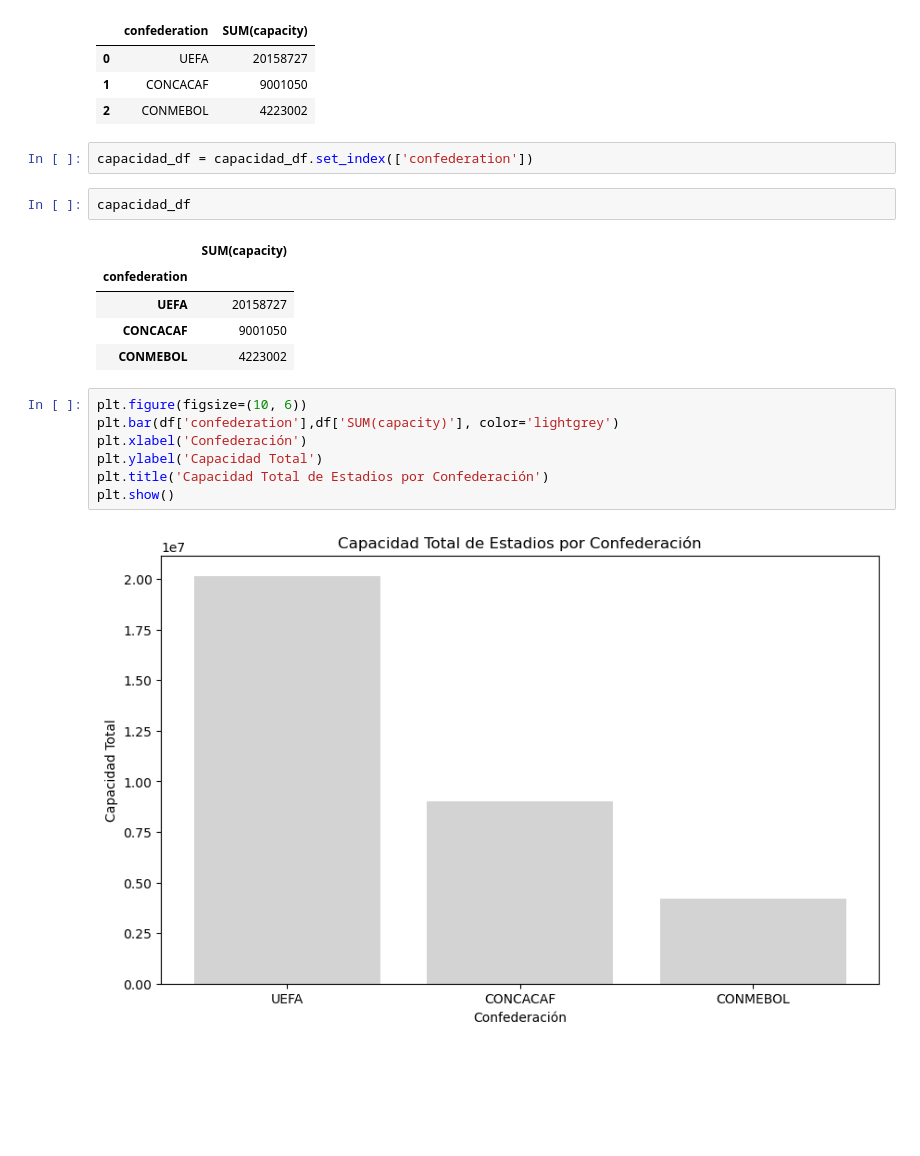
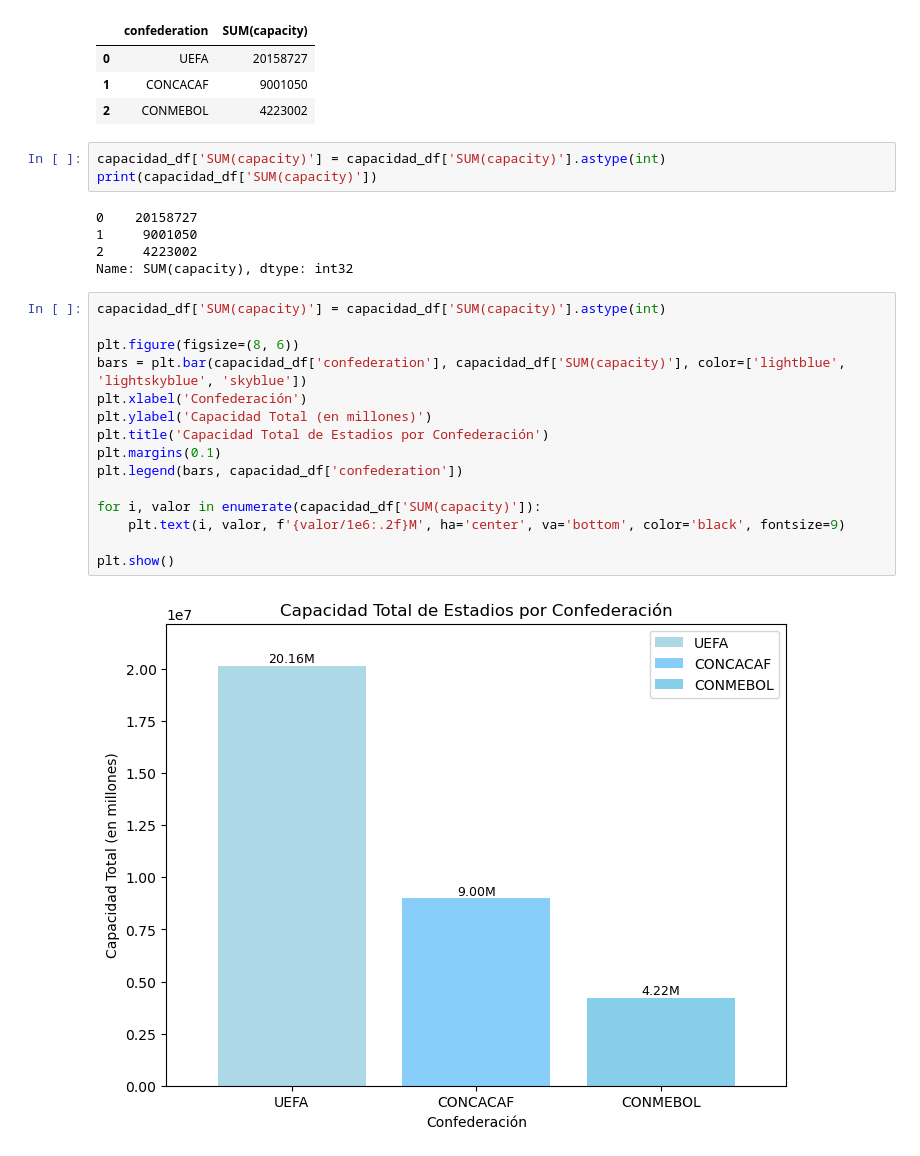
Before and after one commit to guilleldas/Proyecto_Visualizacion_Python, a Jupyter notebook: Consultas_Visualización.ipynb, the cells around one changed output. Cells and saved outputs as stored; diff of their text form; blank space fills up the shorter version.

```diff
--- a/Consultas_Visualización.ipynb
+++ b/Consultas_Visualización.ipynb
@@ -36,22 +36,28 @@ capacidad_df
 | 0 | UEFA | 20158727 |
 | 1 | CONCACAF | 9001050 |
 | 2 | CONMEBOL | 4223002 |
-# %%
-capacidad_df = capacidad_df.set_index(['confederation'])
-# %%
-capacidad_df
-# %% [output]
-|  | SUM(capacity) |
-| confederation |  |
-| UEFA | 20158727 |
-| CONCACAF | 9001050 |
-| CONMEBOL | 4223002 |
+# %%
+capacidad_df['SUM(capacity)'] = capacidad_df['SUM(capacity)'].astype(int)
+print(capacidad_df['SUM(capacity)'])
+# %% [output]
+0    20158727
+1     9001050
+2     4223002
+Name: SUM(capacity), dtype: int32
 # %%
-plt.figure(figsize=(10, 6))
-plt.bar(df['confederation'],df['SUM(capacity)'], color='lightgrey')
+capacidad_df['SUM(capacity)'] = capacidad_df['SUM(capacity)'].astype(int)
+
+plt.figure(figsize=(8, 6))
+bars = plt.bar(capacidad_df['confederation'], capacidad_df['SUM(capacity)'], color=['lightblue', 'lightskyblue', 'skyblue'])
 plt.xlabel('Confederación')
-plt.ylabel('Capacidad Total')
+plt.ylabel('Capacidad Total (en millones)')
 plt.title('Capacidad Total de Estadios por Confederación')
+plt.margins(0.1)
+plt.legend(bars, capacidad_df['confederation'])
+
+for i, valor in enumerate(capacidad_df['SUM(capacity)']):
+    plt.text(i, valor, f'{valor/1e6:.2f}M', ha='center', va='bottom', color='black', fontsize=9)
+
 plt.show()
 # %% [output]
-[figure, old version]
+[figure, new version]
```
Also changed, not shown: parts of 5 cells of this notebook.
